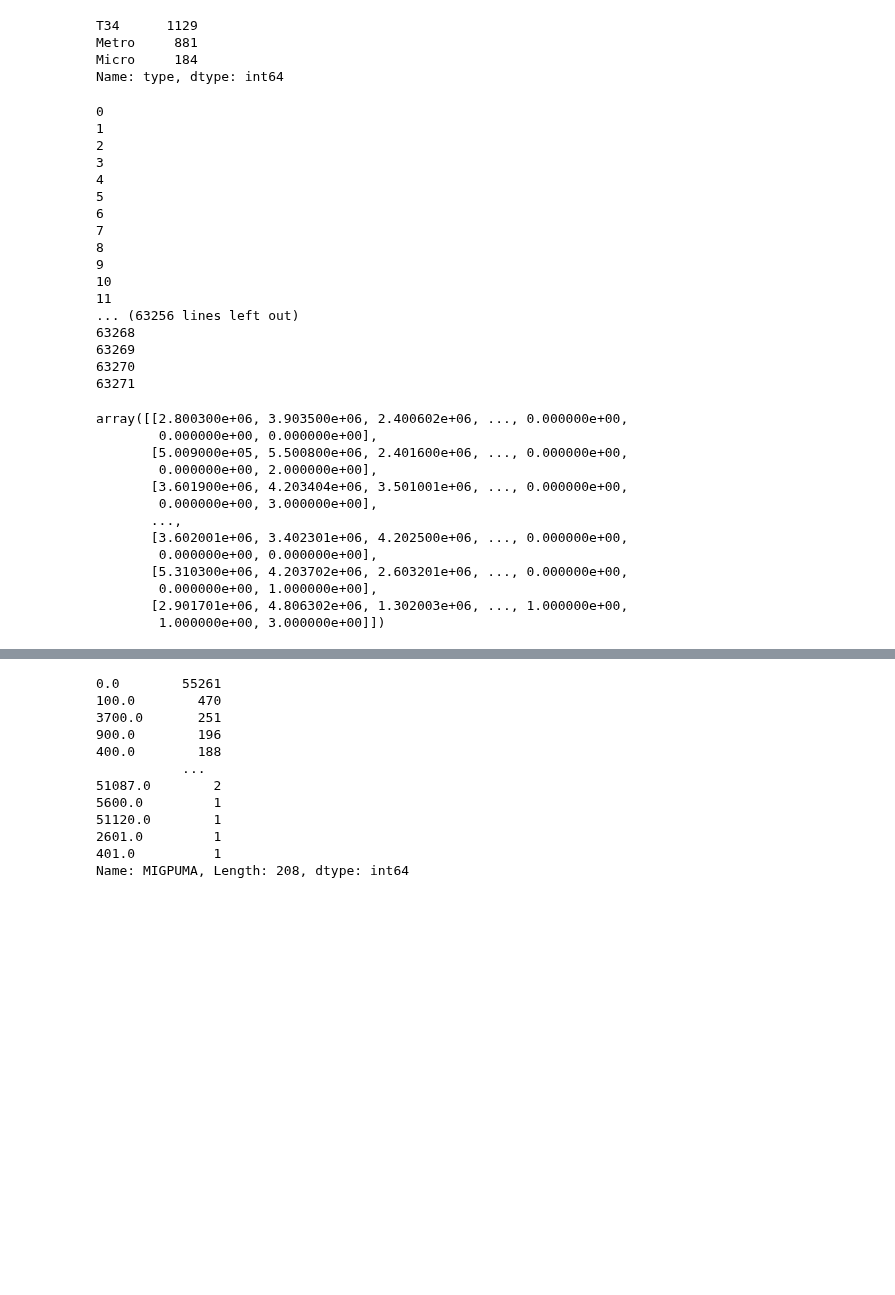
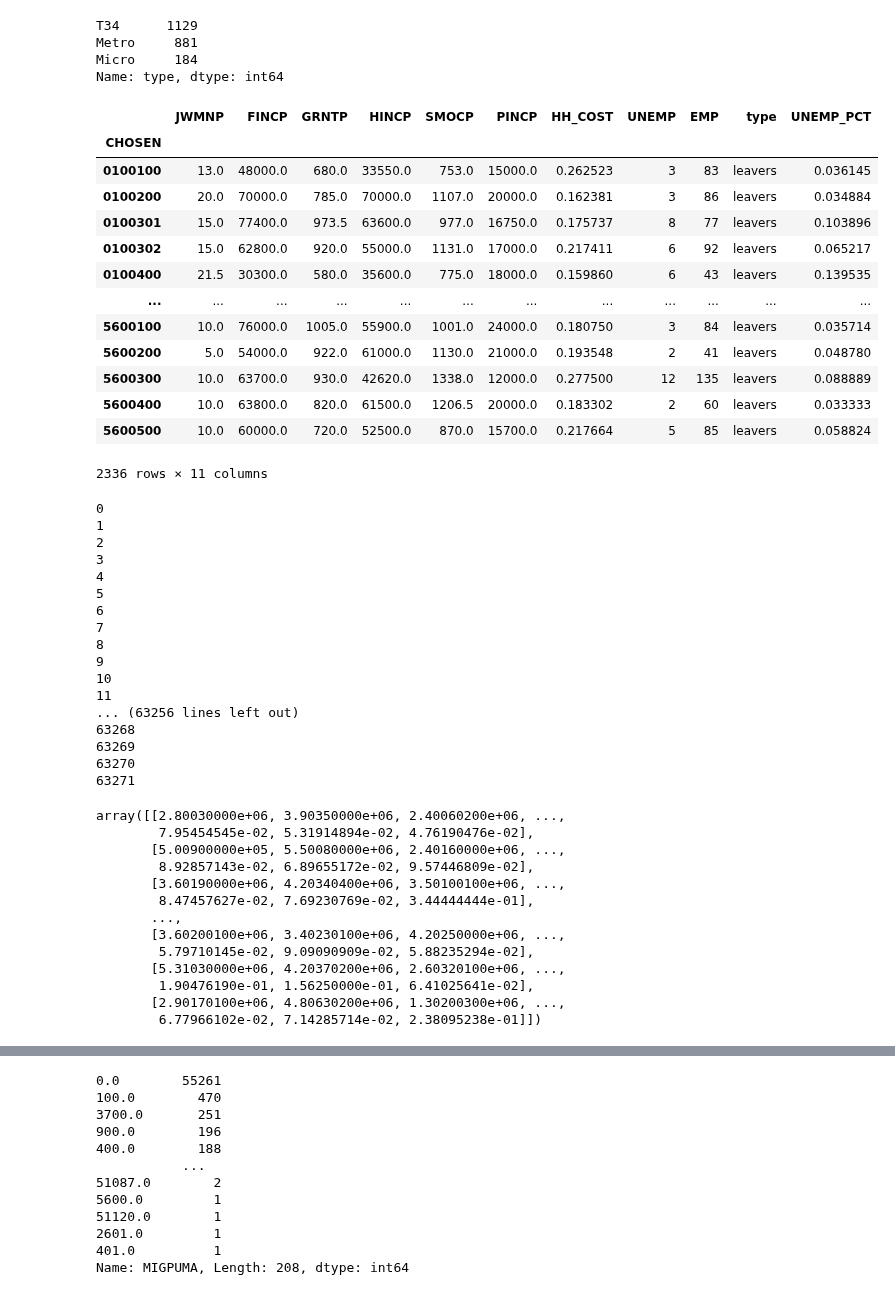
Before and after one commit to yianzhang14/us-migration-modeling, a Jupyter notebook: data_cleanup.ipynb, the cells around one changed output, grey strips where cells are left out. Cells and saved outputs as stored; diff of their text form; code cells hidden in the pictures; blank space fills up the shorter version.

```diff
--- a/data_cleanup.ipynb
+++ b/data_cleanup.ipynb
@@ -290,9 +295,33 @@ cbsas["type_num"] = 3
 cbsas["type_num"] = np.where(cbsas["type"] == "T34", 0, cbsas["type_num"])
 cbsas["type_num"] = np.where(cbsas["type"] == "Metro", 1, cbsas["type_num"])
 cbsas["type_num"] = np.where(cbsas["type"] == "Micro", 2, cbsas["type_num"])
+# %%
+leave_puma = pd.read_csv("data/leave_puma.csv")
+# %%
+leave_puma["CHOSEN"] = leave_puma["CHOSEN"].astype(str).str.zfill(7)
+leave_puma = leave_puma.set_index("CHOSEN")
+# %%
+leave_puma["UNEMP_PCT"] = leave_puma["UNEMP"] / leave_puma["EMP"]
+# %%
+leave_puma
+# %% [output]
+|  | JWMNP | FINCP | GRNTP | HINCP | SMOCP | PINCP | HH_COST | UNEMP | EMP | type | UNEMP_PCT |
+| CHOSEN |  |  |  |  |  |  |  |  |  |  |  |
+| 0100100 | 13.0 | 48000.0 | 680.0 | 33550.0 | 753.0 | 15000.0 | 0.262523 | 3 | 83 | leavers | 0.036145 |
+| 0100200 | 20.0 | 70000.0 | 785.0 | 70000.0 | 1107.0 | 20000.0 | 0.162381 | 3 | 86 | leavers | 0.034884 |
+| 0100301 | 15.0 | 77400.0 | 973.5 | 63600.0 | 977.0 | 16750.0 | 0.175737 | 8 | 77 | leavers | 0.103896 |
+| 0100302 | 15.0 | 62800.0 | 920.0 | 55000.0 | 1131.0 | 17000.0 | 0.217411 | 6 | 92 | leavers | 0.065217 |
+| 0100400 | 21.5 | 30300.0 | 580.0 | 35600.0 | 775.0 | 18000.0 | 0.159860 | 6 | 43 | leavers | 0.139535 |
+| ... | ... | ... | ... | ... | ... | ... | ... | ... | ... | ... | ... |
+| 5600100 | 10.0 | 76000.0 | 1005.0 | 55900.0 | 1001.0 | 24000.0 | 0.180750 | 3 | 84 | leavers | 0.035714 |
+| 5600200 | 5.0 | 54000.0 | 922.0 | 61000.0 | 1130.0 | 21000.0 | 0.193548 | 2 | 41 | leavers | 0.048780 |
+| 5600300 | 10.0 | 63700.0 | 930.0 | 42620.0 | 1338.0 | 12000.0 | 0.277500 | 12 | 135 | leavers | 0.088889 |
+| 5600400 | 10.0 | 63800.0 | 820.0 | 61500.0 | 1206.5 | 20000.0 | 0.183302 | 2 | 60 | leavers | 0.033333 |
+| 5600500 | 10.0 | 60000.0 | 720.0 | 52500.0 | 870.0 | 15700.0 | 0.217664 | 5 | 85 | leavers | 0.058824 |
+2336 rows × 11 columns
 # %%
 # sampling 100 pumas for each row and then adding external variables, created in separate dataframe
-random_pumas = np.zeros((df.shape[0], 4000))
+random_pumas = np.zeros((df.shape[0], 3500))
 random.seed(5063)
 for i in df.index:
     print(i)
@@ -305,15 +334,16 @@ for i in df.index:
     if df.loc[i, "STAY"] == 0:
         pumas[0] = df.loc[i, "CHOSEN"]
     random_pumas[i, 0:100] = pumas
-    random_pumas[i, 100:1200] = puma_acs_data.loc[pumas, acs_fields].to_numpy().flatten(order="F")
-    random_pumas[i, 1200:3700] = puma_lodes_data.loc[pumas, lodes_fields].to_numpy().flatten(order="F")
-    random_pumas[i, 3700:3800] = distances.loc[migpuma, pumas]
+    random_pumas[i, 100:800] = puma_acs_data.loc[pumas, acs_fields].to_numpy().flatten(order="F")
+    random_pumas[i, 800:2900] = puma_lodes_data.loc[pumas, lodes_fields].to_numpy().flatten(order="F")
+    random_pumas[i, 2900:3000] = distances.loc[migpuma, pumas]
     job = df.loc[i, 'NAICS']
     if isNaN(df.loc[i, 'NAICS']):
-        continue
+        pass
     else:
-        random_pumas[i, 3800:3900] = puma_lodes_data.loc[pumas, df.loc[i, "NAICS"]]
-    random_pumas[i, 3900:] = cbsas.loc[pumas, "type_num"]
+        random_pumas[i, 3000:3100] = puma_lodes_data.loc[pumas, df.loc[i, "NAICS"]]
+    random_pumas[i, 3100:3200] = cbsas.loc[pumas, "type_num"]
+    random_pumas[i, 3200:] = leave_puma.loc[pumas, ["HH_COST", "PINCP", "UNEMP_PCT"]].to_numpy().flatten(order="F")
 random_pumas
 # try vectorizing the alternative-specfiic externals using np.where on each of teh 100s and iterating through PUMAs, keep the distance nonvectorized (unless there is a way)
 # %% [output]
@@ -334,19 +364,19 @@ random_pumas
 63269
 63270
 63271
-array([[2.800300e+06, 3.903500e+06, 2.400602e+06, ..., 0.000000e+00,
-        0.000000e+00, 0.000000e+00],
-       [5.009000e+05, 5.500800e+06, 2.401600e+06, ..., 0.000000e+00,
-        0.000000e+00, 2.000000e+00],
-       [3.601900e+06, 4.203404e+06, 3.501001e+06, ..., 0.000000e+00,
-        0.000000e+00, 3.000000e+00],
+array([[2.80030000e+06, 3.90350000e+06, 2.40060200e+06, ...,
+        7.95454545e-02, 5.31914894e-02, 4.76190476e-02],
+       [5.00900000e+05, 5.50080000e+06, 2.40160000e+06, ...,
+        8.92857143e-02, 6.89655172e-02, 9.57446809e-02],
+       [3.60190000e+06, 4.20340400e+06, 3.50100100e+06, ...,
+        8.47457627e-02, 7.69230769e-02, 3.44444444e-01],
        ...,
-       [3.602001e+06, 3.402301e+06, 4.202500e+06, ..., 0.000000e+00,
-        0.000000e+00, 0.000000e+00],
-       [5.310300e+06, 4.203702e+06, 2.603201e+06, ..., 0.000000e+00,
-        0.000000e+00, 1.000000e+00],
-       [2.901701e+06, 4.806302e+06, 1.302003e+06, ..., 1.000000e+00,
-        1.000000e+00, 3.000000e+00]])
+       [3.60200100e+06, 3.40230100e+06, 4.20250000e+06, ...,
+        5.79710145e-02, 9.09090909e-02, 5.88235294e-02],
+       [5.31030000e+06, 4.20370200e+06, 2.60320100e+06, ...,
+        1.90476190e-01, 1.56250000e-01, 6.41025641e-02],
+       [2.90170100e+06, 4.80630200e+06, 1.30200300e+06, ...,
+        6.77966102e-02, 7.14285714e-02, 2.38095238e-01]])
 # %%
 acs_fields + lodes_fields
 # %% [output]
```
Also changed, not shown: parts of 12 cells of this notebook, 13 other files.
